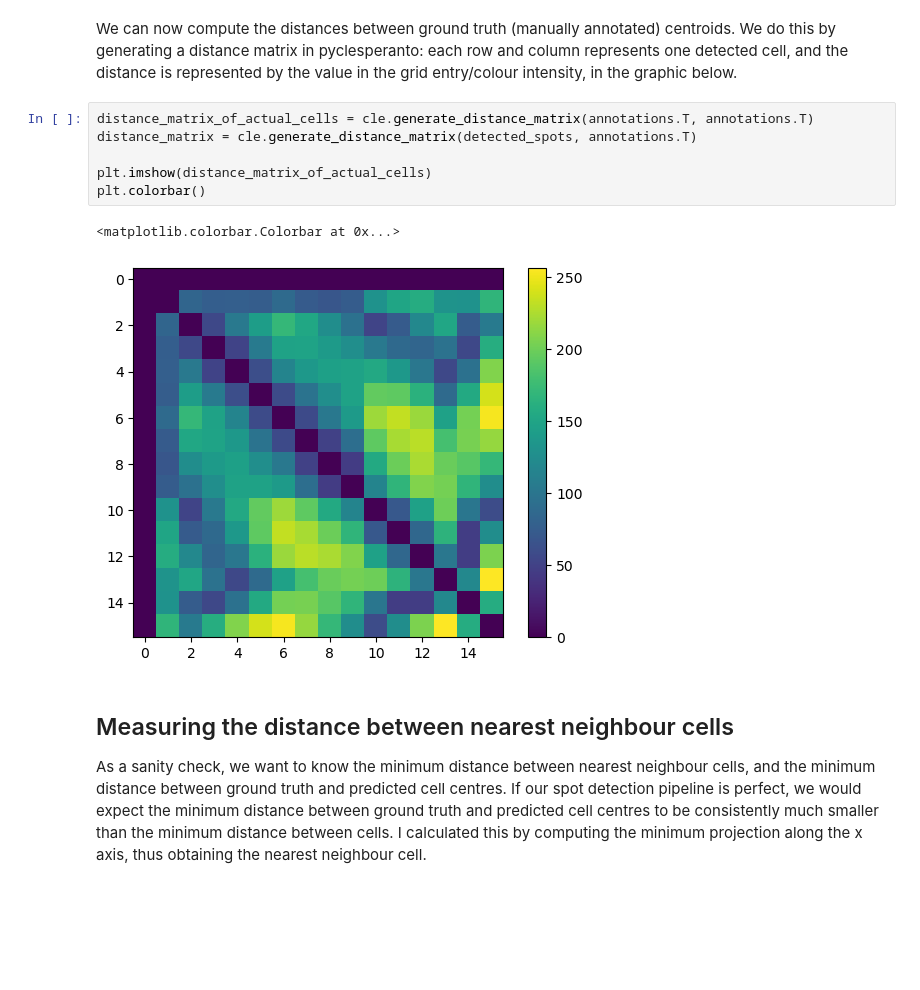
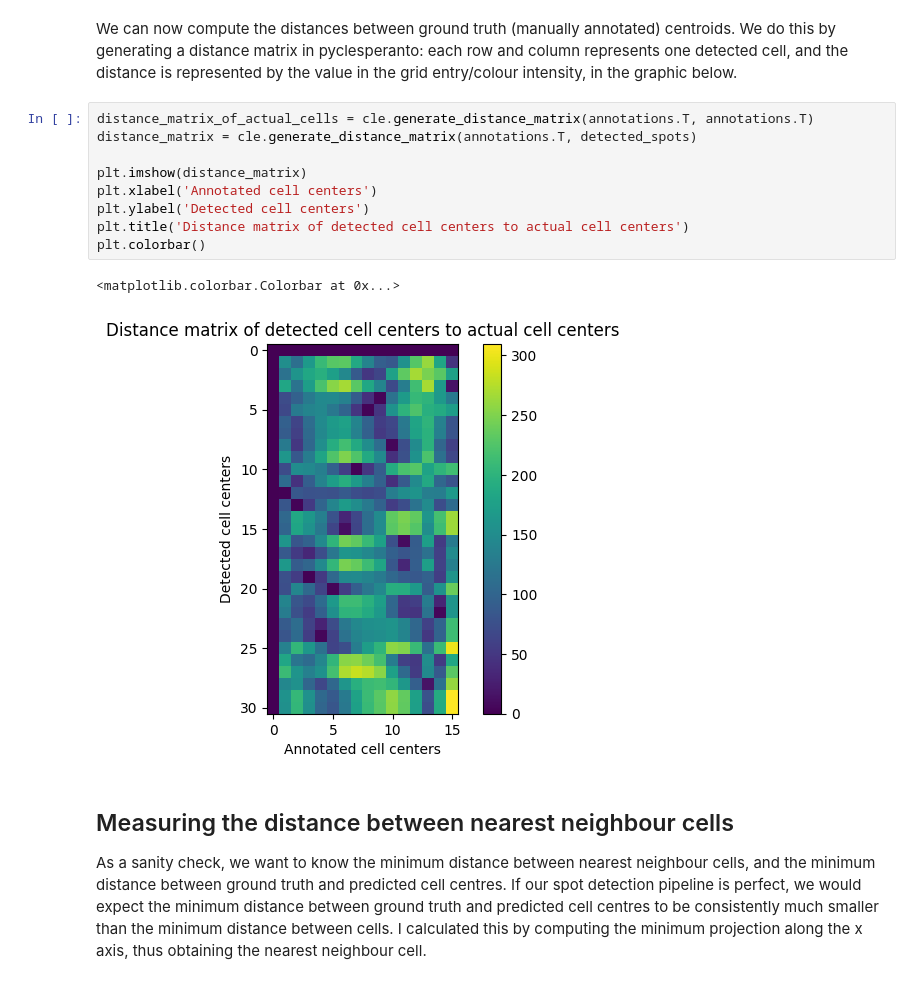
Before and after one commit to haesleinhuepf/BioImageAnalysisNotebooks, a Jupyter notebook: docs/29_algorithm_validation/validate-spot-counting.ipynb, the cells around one changed output. Saved outputs shown, nothing was run; the diff lists cells and outputs as text; blank space fills up the shorter version.

```diff
--- a/docs/29_algorithm_validation/validate-spot-counting.ipynb
+++ b/docs/29_algorithm_validation/validate-spot-counting.ipynb
@@ -72,13 +74,16 @@ One could visualize the outcomes of this spot detection in 3d using napari:
 We can now compute the distances between ground truth (manually annotated) centroids. We do this by generating a distance matrix in pyclesperanto: each row and column represents one detected cell, and the distance is represented by the value in the grid entry/colour intensity, in the graphic below.
 # %%
 distance_matrix_of_actual_cells = cle.generate_distance_matrix(annotations.T, annotations.T)
-distance_matrix = cle.generate_distance_matrix(detected_spots, annotations.T)
+distance_matrix = cle.generate_distance_matrix(annotations.T, detected_spots)
 
-plt.imshow(distance_matrix_of_actual_cells)
+plt.imshow(distance_matrix)
+plt.xlabel('Annotated cell centers')
+plt.ylabel('Detected cell centers')
+plt.title('Distance matrix of detected cell centers to actual cell centers')
 plt.colorbar()
 # %% [output]
 <matplotlib.colorbar.Colorbar at 0x...>
-[figure, old version]
+[figure, new version]
 # %% [markdown]
 ## Measuring the distance between nearest neighbour cells
 
```
Also changed, not shown: parts of 7 cells of this notebook.
